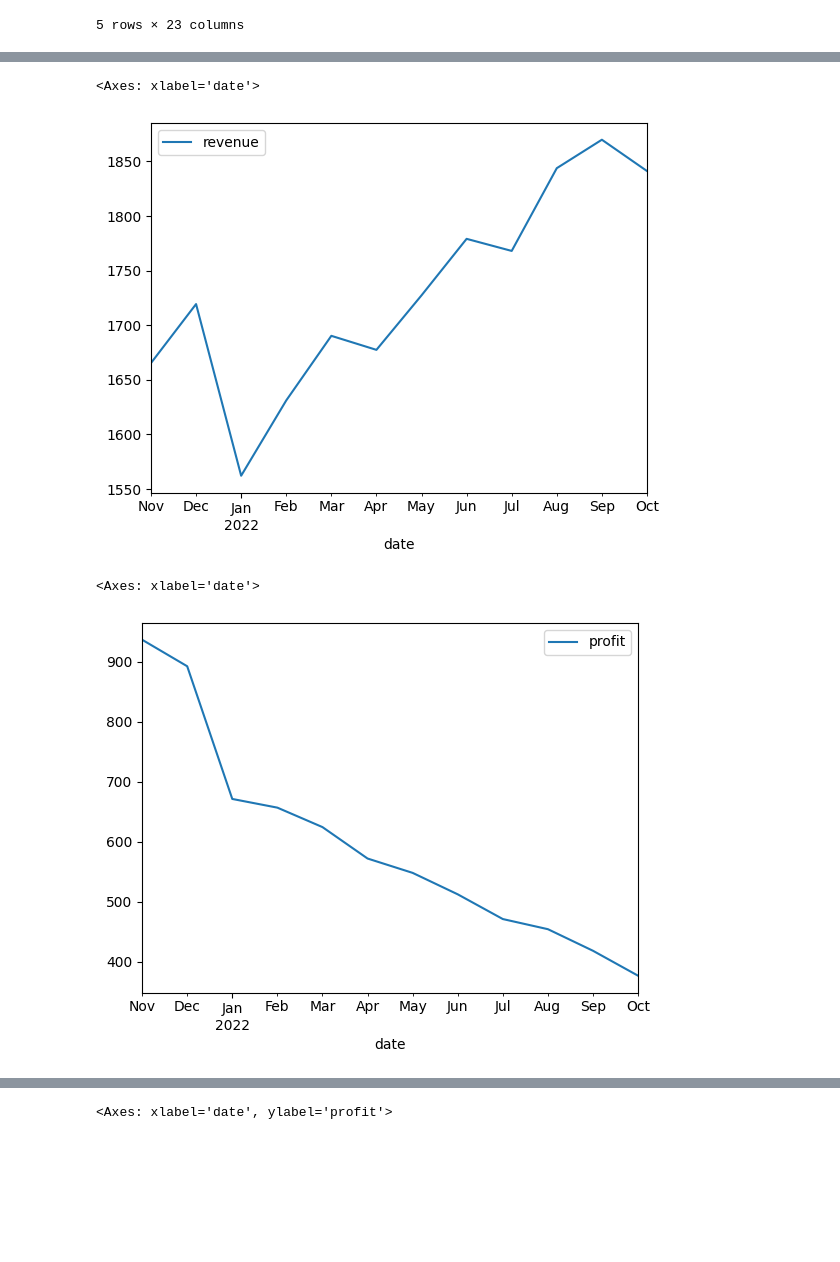
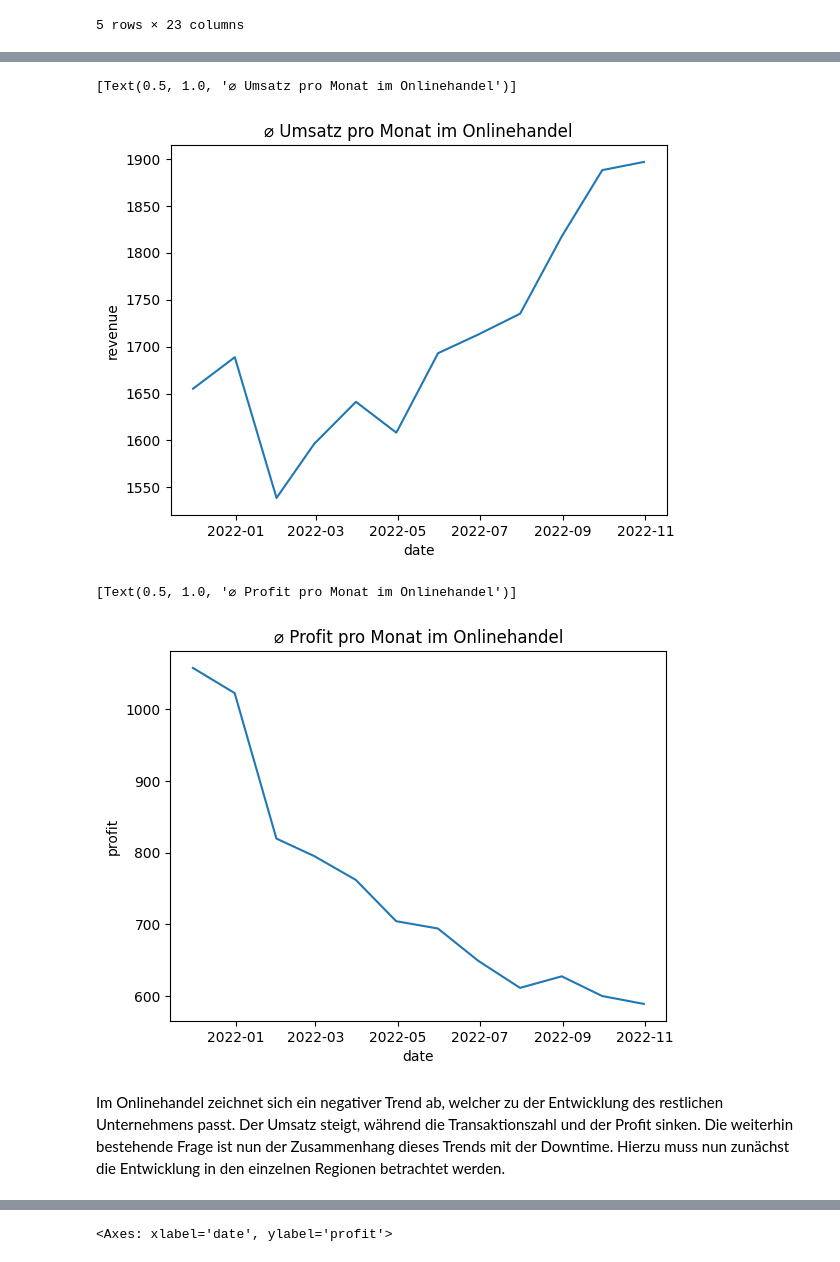
Before and after one commit to timstr97/business-analytics-case-study, a Jupyter notebook: sandbox/patrick/analyse_downtime.ipynb, the cells around one changed output, grey strips where cells are left out. Cells and saved outputs as stored; diff of their text form; code cells hidden in the pictures; blank space fills up the shorter version.

Commit message:
Analyse Downtime

```diff
--- a/sandbox/patrick/analyse_downtime.ipynb
+++ b/sandbox/patrick/analyse_downtime.ipynb
@@ -137,14 +155,19 @@ trans_per_month_online.plot()
 # %%
-rev_per_week_all = df_reg_main.groupby(pd.Grouper(key="date", freq="1M")).agg({"revenue": "mean"}) # Umsatz pro Monat -> Klarer Umsatzrückgang
+rev_per_week_online = df_online.groupby(pd.Grouper(key="date", freq="1M")).agg({"revenue": "mean"})
 
-rev_per_week_all.plot()
+ax = sns.lineplot(data=rev_per_week_online, x="date", y="revenue")
+ax.set(title="⌀ Umsatz pro Monat im Onlinehandel")
 # %% [output]
-<Axes: xlabel='date'>
+[Text(0.5, 1.0, '⌀ Umsatz pro Monat im Onlinehandel')]
-[figure, old version]
+[figure, new version]
 # %%
-profit_per_week_all = df_reg_main.groupby(pd.Grouper(key="date", freq="1M")).agg({"profit": "mean"}) # Gewinn pro Monat -> Klarer Gewinnrückgang
+profit_per_week_online = df_online.groupby(pd.Grouper(key="date", freq="1M")).agg({"profit": "mean"}) # Gewinn pro Monat -> Klarer Gewinnrückgang
 
-profit_per_week_all.plot()
+ax = sns.lineplot(data=profit_per_week_online, x="date", y="profit")
+ax.set(title="⌀ Profit pro Monat im Onlinehandel")
 # %% [output]
-<Axes: xlabel='date'>
+[Text(0.5, 1.0, '⌀ Profit pro Monat im Onlinehandel')]
-[figure, old version]
+[figure, new version]
+# %% [markdown]
+Im Onlinehandel zeichnet sich ein negativer Trend ab, welcher zu der Entwicklung des restlichen Unternehmens passt. Der Umsatz steigt, während die Transaktionszahl und der Profit sinken. </br>
+Die weiterhin bestehende Frage ist nun der Zusammenhang dieses Trends mit der Downtime. Hierzu muss nun zunächst die Entwicklung in den einzelnen Regionen betrachtet werden.
```
Also changed, not shown: parts of 22 cells of this notebook.
